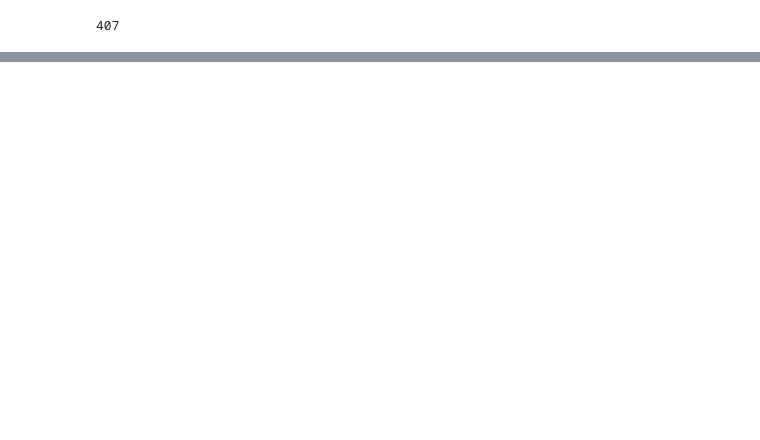
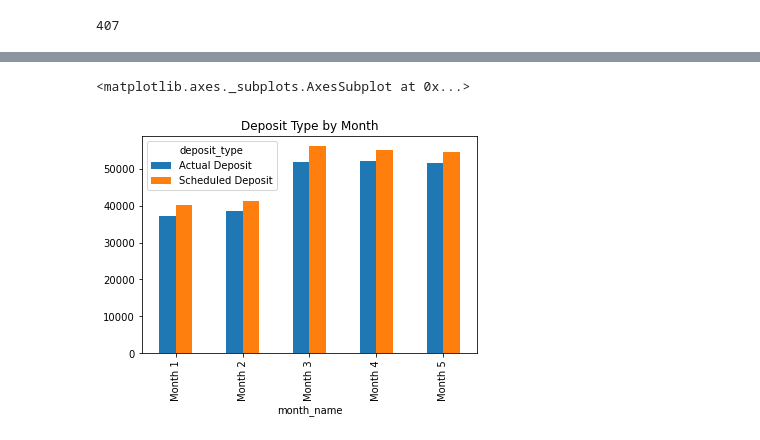
Before and after one commit to AvatarJoshi/marketing_campaign_analysis, a Jupyter notebook: marketing_analysis.ipynb, the cells around one changed output, grey strips where cells are left out. Cells and saved outputs as stored; diff of their text form; code cells hidden in the pictures; blank space fills up the shorter version.

```diff
--- a/marketing_analysis.ipynb
+++ b/marketing_analysis.ipynb
@@ -134,0 +162,6 @@ testing that these changes will be saved without issue from m2.
+# %%
+# Graph deposit_type by month
+small_deposits_df.groupby(['month_name', 'deposit_type']).client_id.count().unstack().plot(kind='bar', title='Deposit Type by Month')
+# %% [output]
+<matplotlib.axes._subplots.AxesSubplot at 0x...>
+[figure, added]
```
Also changed, not shown: parts of 9 cells of this notebook.
